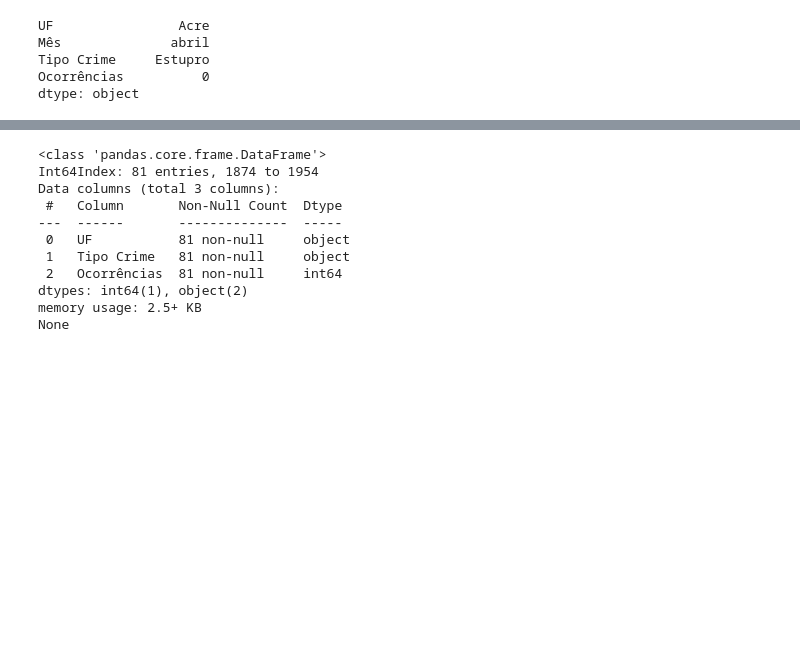
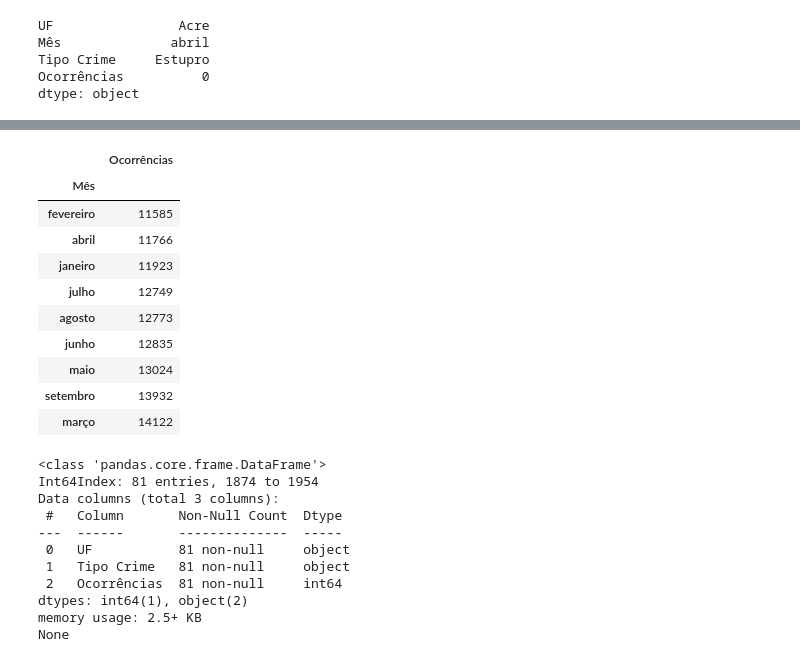
Before and after one commit to arislaoliveira/extensao-pandas, a Jupyter notebook: Avaliação.ipynb, the cells around one changed output, grey strips where cells are left out. Saved outputs shown, nothing was run; the diff lists cells and outputs as text; code cells hidden in the pictures; blank space fills up the shorter version.

```diff
--- a/Avaliação.ipynb
+++ b/Avaliação.ipynb
@@ -131 +136,17 @@ display(ocorrencias_sp_df.sort_values(by='Ocorrências'))
+# %%
+# Total de ocorrências por mês no Estado de São Paulo em 2022 em ordem crescente
+oc_sp_mes_df = ocorrencias_sp_df[['Mês', 'Ocorrências']].groupby(by='Mês').sum()
+display(oc_sp_mes_df.sort_values(by='Ocorrências'))
+# %% [output]
+|  | Ocorrências |
+| Mês |  |
+| fevereiro | 11585 |
+| abril | 11766 |
+| janeiro | 11923 |
+| julho | 12749 |
+| agosto | 12773 |
+| junho | 12835 |
+| maio | 13024 |
+| setembro | 13932 |
+| março | 14122 |
 # %%
```
Also changed, not shown: parts of 12 cells of this notebook.
